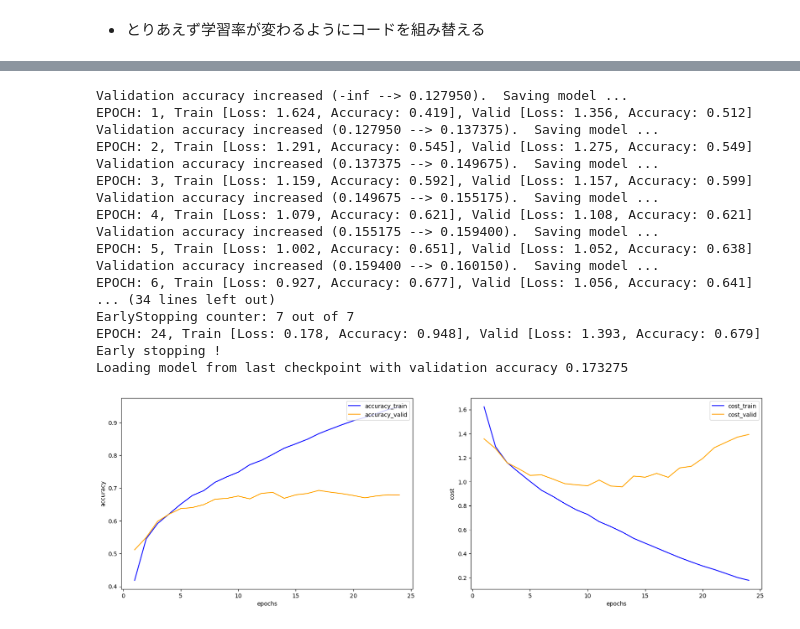
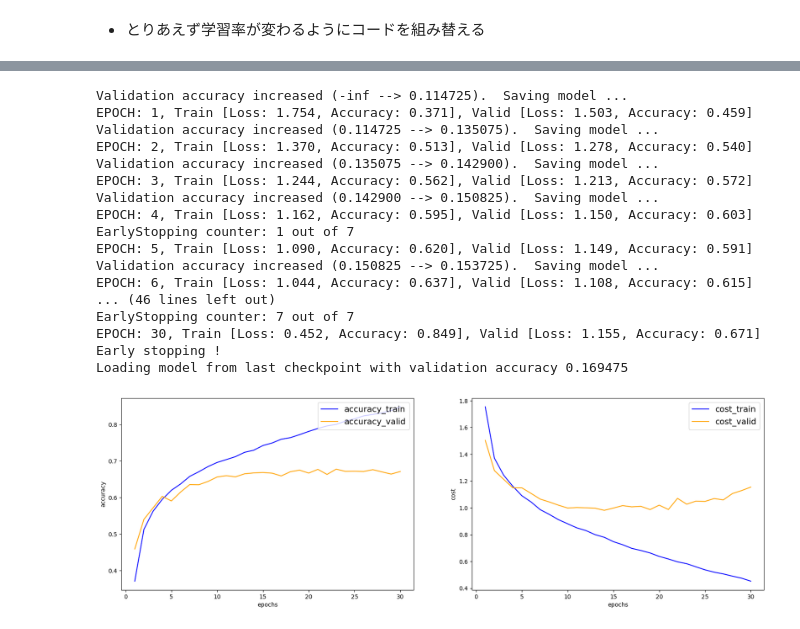
Before and after one commit to maoya23/deep-learning, a Jupyter notebook: neurogenesis/gradually_increase.ipynb, the cells around one changed output, grey strips where cells are left out. Cells and saved outputs as stored; diff of their text form; code cells hidden in the pictures.

```diff
--- a/neurogenesis/gradually_increase.ipynb
+++ b/neurogenesis/gradually_increase.ipynb
@@ -203,7 +202,7 @@ for epoch in range(config['n_epochs']):
         losses_train.append(loss.tolist())
     accuracy_train.append(acc_train/n_train)
     cost_train.append(np.mean(losses_train))
-    sheduler.step(cost_train[epoch])
+
 
     model.eval()
     n_val = 0
@@ -222,13 +221,11 @@ for epoch in range(config['n_epochs']):
 
         val_acc += (pred == t).float().sum().item()
         losses_valid.append(loss.tolist())
-
     accuracy_valid.append(val_acc/n_val)
     cost_valid.append(np.mean(losses_valid))
 
 
     genesis.update(val_acc/n_val, model)
-
     print('EPOCH: {}, Train [Loss: {:.3f}, Accuracy: {:.3f}], Valid [Loss: {:.3f}, Accuracy: {:.3f}],ratio:{:.3f},lr:{:.3f}]\n'.format(
         epoch+1,
         np.mean(losses_train),
@@ -238,6 +235,7 @@ for epoch in range(config['n_epochs']):
         genesis.ratio,
         optimizer2.param_groups[0]['lr']
     ))
+
 
     if genesis.increase:
         print('Early stopping !')
@@ -267,8 +265,8 @@ ax1.set_xlabel(xl1)
 ax2.set_xlabel(xl2)
 ax1.set_ylabel(yl1)
 ax2.set_ylabel(yl2)
-ax1.legend(loc = 'upper right')
-ax2.legend(loc = 'upper right')
+ax1.legend(loc = 'upper right',fontsize='x-large')
+ax2.legend(loc = 'upper right',fontsize='x-large')
 
 
 plt.show()
@@ -445,10 +443,10 @@ class Conv2_net(nn.Module):
         self.pool2=nn.AvgPool2d(2)                  # 13x13x64 -> 6x6x64
 
         self.flatten=nn.Flatten()
-        self.fc1=nn.Linear(2304, 256)
+        self.fc1=nn.Linear(2304, 100)
         self.relu=nn.ReLU()
         self.genesis=genesis
-        self.fc2=nn.Linear(256, 10)
+        self.fc2=nn.Linear(100, 10)
 
 
     def forward(self, x):
@@ -568,51 +566,51 @@ model = early_stopping.load_checkpoint(model)
 
 y=len(accuracy_train)
 
 x=np.arange(1,y+1,1)
 y1=accuracy_train
 y2=cost_train
 y3 = accuracy_valid
 y4 = cost_valid
 c1,c2= 'blue', 'orange'
 l1,l2,l3,l4 = 'accuracy_train', 'cost_train','accuracy_valid','cost_valid'
 xl1, xl2= 'epochs', 'epochs'
 yl1, yl2= 'accuracy', 'cost'
 fig = plt.figure(figsize = (20,6))
 ax1 = fig.add_subplot(1, 2, 1)
 ax2 = fig.add_subplot(1, 2, 2)
 ax1.plot(x, y1, color=c1, label=l1)
 ax1.plot(x,y3,color=c2,label=l3)
 ax2.plot(x, y2, color=c1, label=l2)
 ax2.plot(x,y4,color=c2,label=l4)
 ax1.set_xlabel(xl1)
 ax2.set_xlabel(xl2)
 ax1.set_ylabel(yl1)
 ax2.set_ylabel(yl2)
-ax1.legend(loc = 'upper right')
-ax2.legend(loc = 'upper right')
+ax1.legend(loc = 'upper right',fontsize='x-large')
+ax2.legend(loc = 'upper right',fontsize='x-large')
 
 
 plt.show()
 torch.save(model.state_dict(), "models/gradually_increase_normal.pth")
 # %% [output]
-Validation accuracy increased (-inf --> 0.127950).  Saving model ...
-EPOCH: 1, Train [Loss: 1.624, Accuracy: 0.419], Valid [Loss: 1.356, Accuracy: 0.512]
-Validation accuracy increased (0.127950 --> 0.137375).  Saving model ...
-EPOCH: 2, Train [Loss: 1.291, Accuracy: 0.545], Valid [Loss: 1.275, Accuracy: 0.549]
-Validation accuracy increased (0.137375 --> 0.149675).  Saving model ...
-EPOCH: 3, Train [Loss: 1.159, Accuracy: 0.592], Valid [Loss: 1.157, Accuracy: 0.599]
-Validation accuracy increased (0.149675 --> 0.155175).  Saving model ...
-EPOCH: 4, Train [Loss: 1.079, Accuracy: 0.621], Valid [Loss: 1.108, Accuracy: 0.621]
-Validation accuracy increased (0.155175 --> 0.159400).  Saving model ...
-EPOCH: 5, Train [Loss: 1.002, Accuracy: 0.651], Valid [Loss: 1.052, Accuracy: 0.638]
-Validation accuracy increased (0.159400 --> 0.160150).  Saving model ...
-EPOCH: 6, Train [Loss: 0.927, Accuracy: 0.677], Valid [Loss: 1.056, Accuracy: 0.641]
-... (34 lines left out)
+Validation accuracy increased (-inf --> 0.114725).  Saving model ...
+EPOCH: 1, Train [Loss: 1.754, Accuracy: 0.371], Valid [Loss: 1.503, Accuracy: 0.459]
+Validation accuracy increased (0.114725 --> 0.135075).  Saving model ...
+EPOCH: 2, Train [Loss: 1.370, Accuracy: 0.513], Valid [Loss: 1.278, Accuracy: 0.540]
+Validation accuracy increased (0.135075 --> 0.142900).  Saving model ...
+EPOCH: 3, Train [Loss: 1.244, Accuracy: 0.562], Valid [Loss: 1.213, Accuracy: 0.572]
+Validation accuracy increased (0.142900 --> 0.150825).  Saving model ...
+EPOCH: 4, Train [Loss: 1.162, Accuracy: 0.595], Valid [Loss: 1.150, Accuracy: 0.603]
+EarlyStopping counter: 1 out of 7
+EPOCH: 5, Train [Loss: 1.090, Accuracy: 0.620], Valid [Loss: 1.149, Accuracy: 0.591]
+Validation accuracy increased (0.150825 --> 0.153725).  Saving model ...
+EPOCH: 6, Train [Loss: 1.044, Accuracy: 0.637], Valid [Loss: 1.108, Accuracy: 0.615]
+... (46 lines left out)
 EarlyStopping counter: 7 out of 7
-EPOCH: 24, Train [Loss: 0.178, Accuracy: 0.948], Valid [Loss: 1.393, Accuracy: 0.679]
+EPOCH: 30, Train [Loss: 0.452, Accuracy: 0.849], Valid [Loss: 1.155, Accuracy: 0.671]
 Early stopping !
-Loading model from last checkpoint with validation accuracy 0.173275
+Loading model from last checkpoint with validation accuracy 0.169475
-[figure, old version]
+[figure, new version]
 # %%
 import torchvision
 testset = torchvision.datasets.CIFAR10(root='data', train=False, download=True, transform=transforms.ToTensor() )
```
Also changed, not shown: parts of 4 cells of this notebook, 3 other files.
